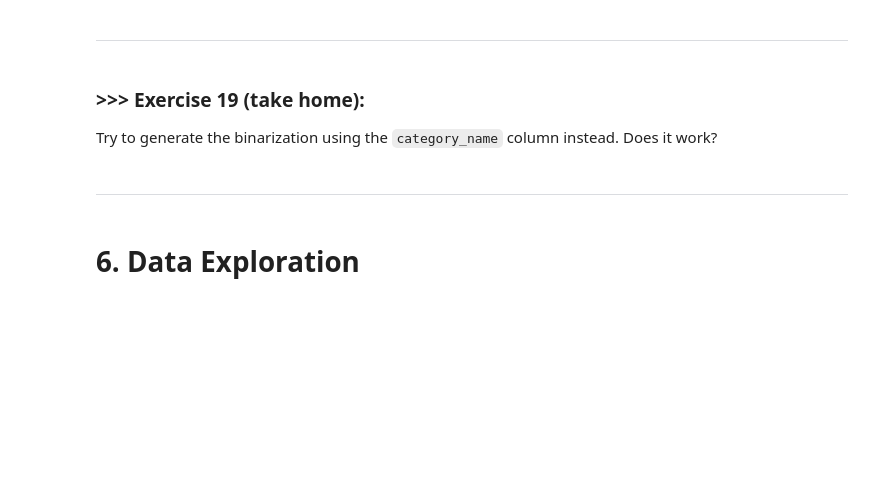
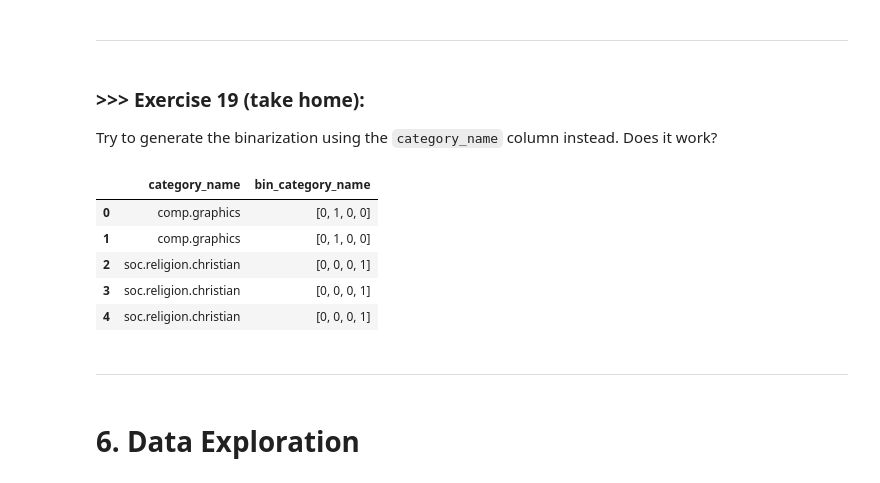
Before and after one commit to brandonlin991118/DM2025-Lab1-Exercise, a Jupyter notebook: DM2025-Lab1-Master.ipynb, the cells around one changed output. Saved outputs shown, nothing was run; the diff lists cells and outputs as text; code cells hidden in the pictures; blank space fills up the shorter version.

```diff
--- a/DM2025-Lab1-Master.ipynb
+++ b/DM2025-Lab1-Master.ipynb
@@ -2892,3 +2890,21 @@ Try to generate the binarization using the `category_name` column instead. Does
+# %%
+# Answer here
+# Create a new LabelBinarizer instance
+mlb2 = preprocessing.LabelBinarizer()
+
+# Fit and transform using the 'category_name' column instead
+mlb2.fit(X['category_name'])
+X['bin_category_name'] = mlb2.transform(X['category_name']).tolist()
+
+# Display the first few rows to verify
+X[['category_name', 'bin_category_name']].head()
+# %% [output]
+|  | category_name | bin_category_name |
+| 0 | comp.graphics | [0, 1, 0, 0] |
+| 1 | comp.graphics | [0, 1, 0, 0] |
+| 2 | soc.religion.christian | [0, 0, 0, 1] |
+| 3 | soc.religion.christian | [0, 0, 0, 1] |
+| 4 | soc.religion.christian | [0, 0, 0, 1] |
 # %% [markdown]
 ---
 # %% [markdown]
```
Also changed, not shown: parts of 31 cells of this notebook.
